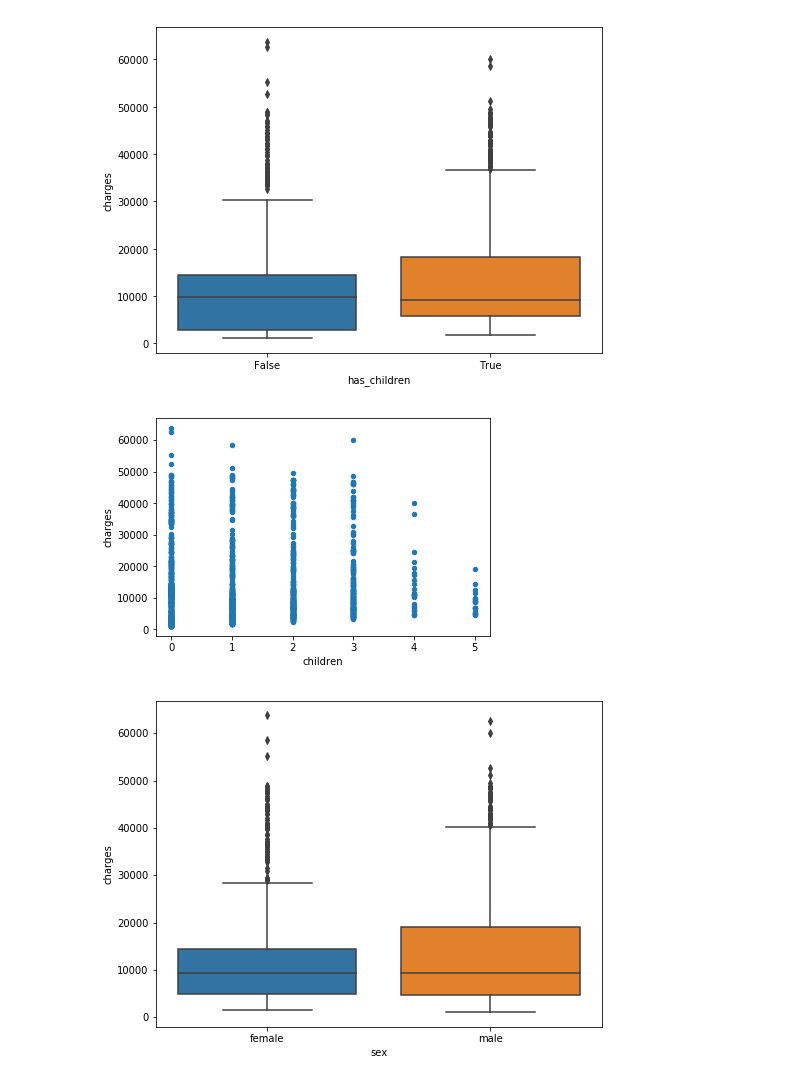
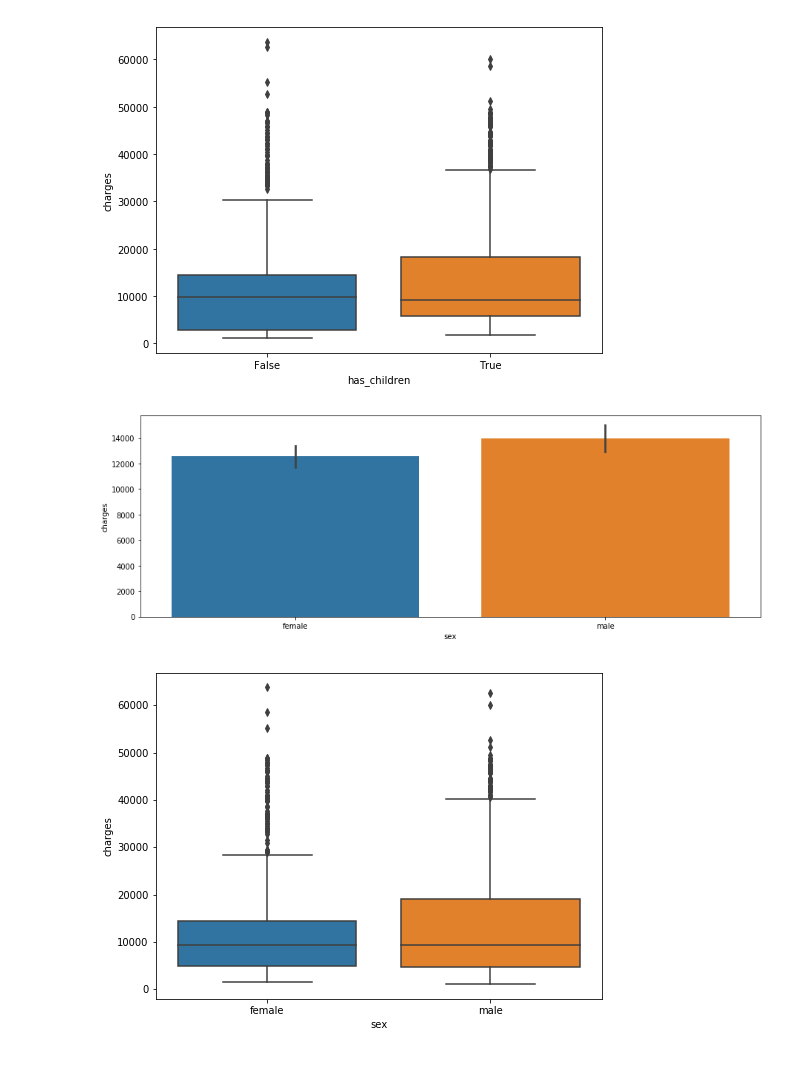
Before and after one commit to diguid/Heal_Insurance_Prediction, a Jupyter notebook: Health_Insurance_prediction.ipynb, the cells around one changed output. Saved outputs shown, nothing was run; the diff lists cells and outputs as text; code cells hidden in the pictures.

```diff
--- a/Health_Insurance_prediction.ipynb
+++ b/Health_Insurance_prediction.ipynb
@@ -84,14 +97,11 @@ f, ax = plt.subplots(figsize=(8, 6))
 fig = sns.boxplot(x=var, y="charges", data=data)
 # %% [output]
 [figure]
-# %%
-var = 'children'
-data = pd.concat([df['charges'], df[var]], axis=1)
-data.plot.scatter(x=var, y='charges');
-
-#It seems that the number of children doesn't influence anything
-# %% [output]
-[figure, removed]
+# %%
+plt.figure(figsize=(15,5))
+sns.barplot(x=df['sex'], y=df['charges']);
+# %% [output]
+[figure, added]
 # %%
 #box plot overallqual/saleprice
 var = 'sex'
```
Also changed, not shown: parts of 23 cells of this notebook.
